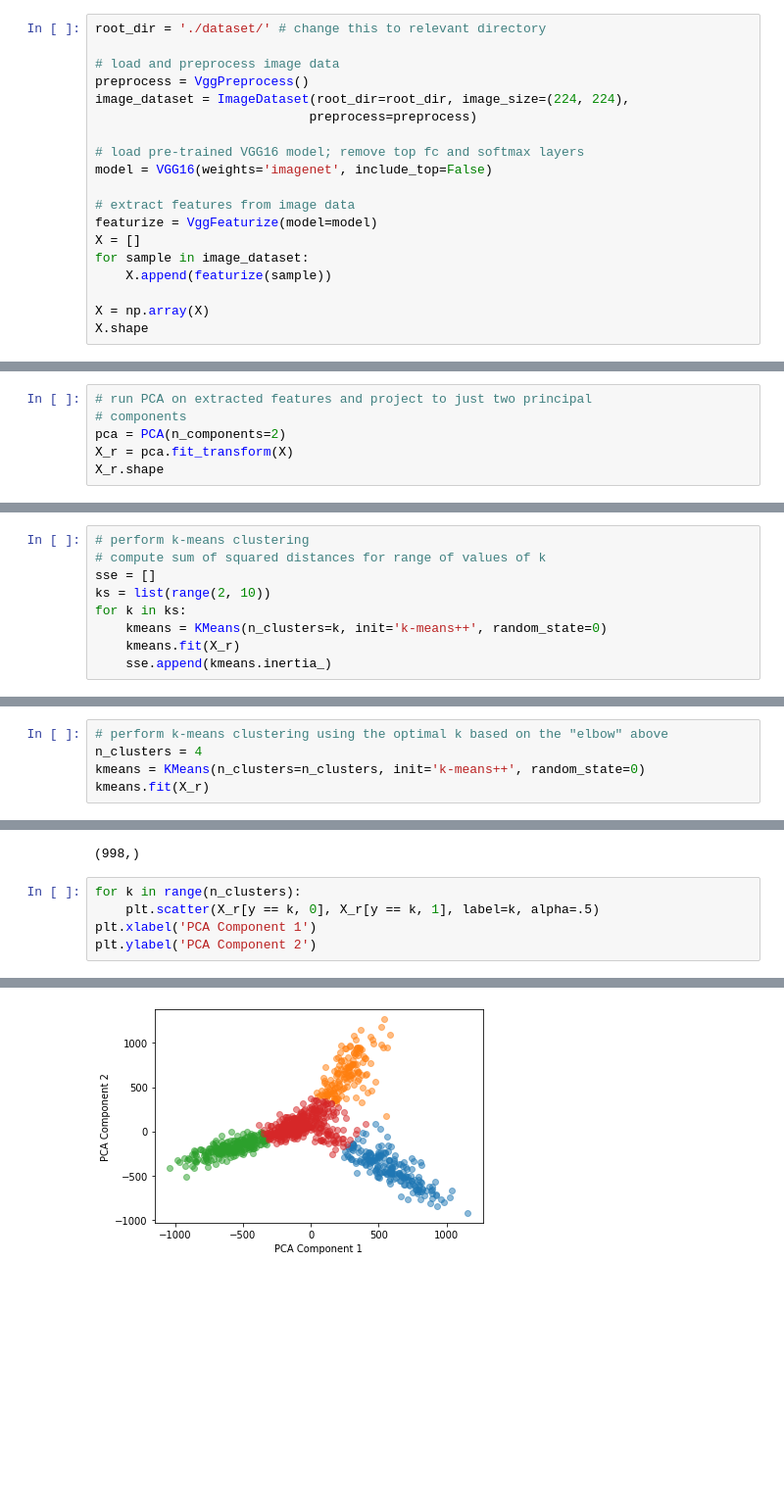
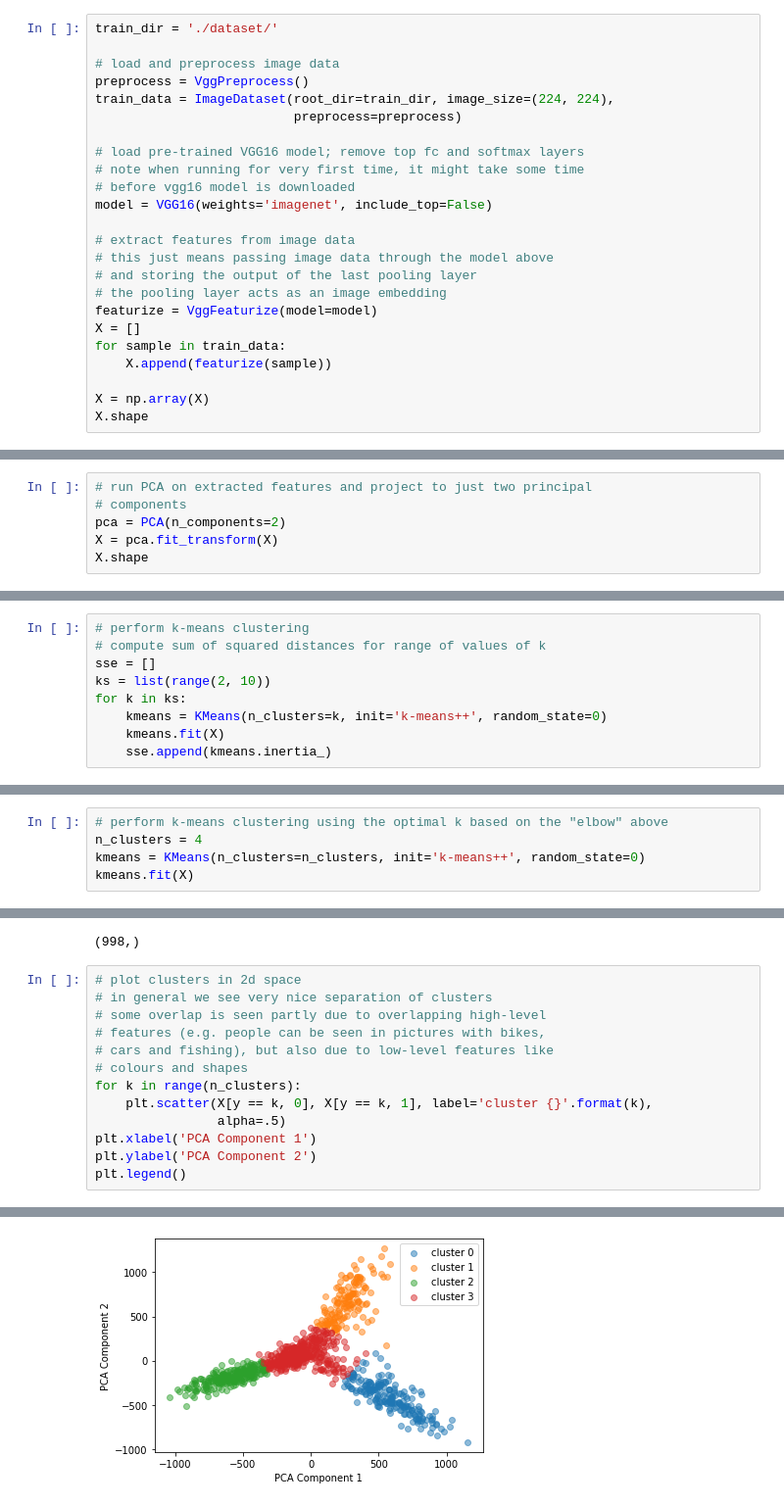
Before and after one commit to acatovic/ImageCluster, a Jupyter notebook: ImageCluster.ipynb, the cells around one changed output, grey strips where cells are left out. Shown at 98% size. Cells and saved outputs as stored; diff of their text form; blank space fills up the shorter version.

```diff
--- a/ImageCluster.ipynb
+++ b/ImageCluster.ipynb
@@ -13,20 +11,25 @@ from data import ImageDataset
 from features import VggFeaturize
 from preprocess import VggPreprocess
 # %%
-root_dir = './dataset/' # change this to relevant directory
+train_dir = './dataset/'
 
 # load and preprocess image data
 preprocess = VggPreprocess()
-image_dataset = ImageDataset(root_dir=root_dir, image_size=(224, 224),
-                            preprocess=preprocess)
+train_data = ImageDataset(root_dir=train_dir, image_size=(224, 224),
+                          preprocess=preprocess)
 
 # load pre-trained VGG16 model; remove top fc and softmax layers
+# note when running for very first time, it might take some time
+# before vgg16 model is downloaded
 model = VGG16(weights='imagenet', include_top=False)
 
 # extract features from image data
+# this just means passing image data through the model above
+# and storing the output of the last pooling layer
+# the pooling layer acts as an image embedding
 featurize = VggFeaturize(model=model)
 X = []
-for sample in image_dataset:
+for sample in train_data:
     X.append(featurize(sample))
 
 X = np.array(X)
@@ -37,8 +40,8 @@ X.shape
 # run PCA on extracted features and project to just two principal
 # components
 pca = PCA(n_components=2)
-X_r = pca.fit_transform(X)
-X_r.shape
+X = pca.fit_transform(X)
+X.shape
 # %% [output]
 (998, 2)
 # %%
@@ -53,7 +59,7 @@ sse = []
 ks = list(range(2, 10))
 for k in ks:
     kmeans = KMeans(n_clusters=k, init='k-means++', random_state=0)
-    kmeans.fit(X_r)
+    kmeans.fit(X)
     sse.append(kmeans.inertia_)
 # %%
 # plot SSE against number of clusters k;
@@ -69,7 +76,7 @@ plt.show()
 # perform k-means clustering using the optimal k based on the "elbow" above
 n_clusters = 4
 kmeans = KMeans(n_clusters=n_clusters, init='k-means++', random_state=0)
-kmeans.fit(X_r)
+kmeans.fit(X)
 # %% [output]
 KMeans(n_clusters=4, random_state=0)
 # %%
@@ -79,8 +86,16 @@ y.shape
 # %% [output]
 (998,)
 # %%
+# plot clusters in 2d space
+# in general we see very nice separation of clusters
+# some overlap is seen partly due to overlapping high-level
+# features (e.g. people can be seen in pictures with bikes,
+# cars and fishing), but also due to low-level features like
+# colours and shapes
 for k in range(n_clusters):
-    plt.scatter(X_r[y == k, 0], X_r[y == k, 1], label=k, alpha=.5)
+    plt.scatter(X[y == k, 0], X[y == k, 1], label='cluster {}'.format(k),
+                alpha=.5)
 plt.xlabel('PCA Component 1')
 plt.ylabel('PCA Component 2')
+plt.legend()
 # %% [output]
@@ -88,4 +103,4 @@ Text(0, 0.5, 'PCA Component 2')
-[figure, old version]
+[figure, new version]
 # %%
 # plot five images from each cluster
 
```
Also changed, not shown: parts of 9 cells of this notebook, 2 other files.
